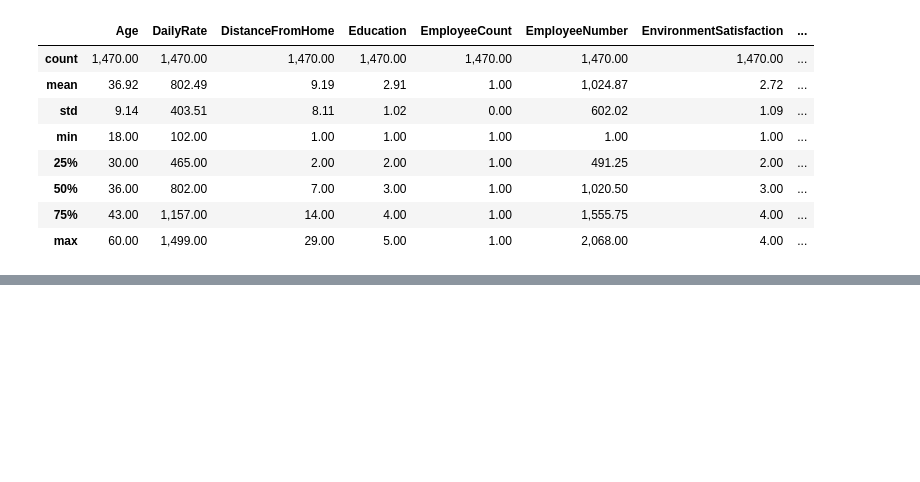
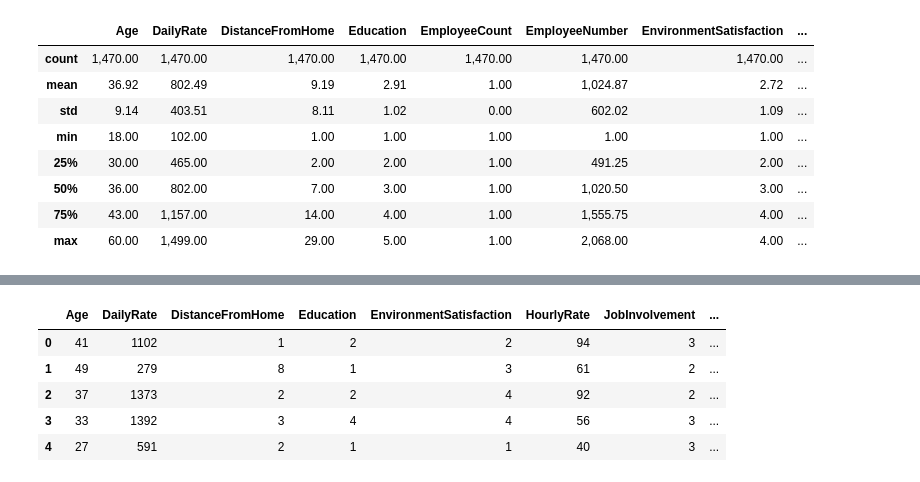
Before and after one commit to zaephaer/MLU-10-HR-DecisonTree, a Jupyter notebook: HR_Attrition_DecisionTree.ipynb, the cells around one changed output, grey strips where cells are left out. Drawn from its saved outputs; the diff is of its cells as text; code cells hidden in the pictures; blank space fills up the shorter version.

```diff
--- a/HR_Attrition_DecisionTree.ipynb
+++ b/HR_Attrition_DecisionTree.ipynb
@@ -84,0 +157,6 @@ col_numerical = [e for e in num_col if e not in remove_list]
+# %%
+# column 'Attrition' converted above (attrition also actuallt target data)
+# Using hot-encoder/get dummies/label encoder to convert to numerical
+col_categorical.remove('Attrition')
+df_cat = pd.get_dummies(df[col_categorical])
+df_cat.head()
@@ -84,0 +170,11 @@ col_numerical = [e for e in num_col if e not in remove_list]
+# %%
+# Combine numerical and categorical data into X
+X = pd.concat([df[col_numerical], df_cat], axis=1)
+X.head()
+# %% [output]
+|  | Age | DailyRate | DistanceFromHome | Education | EnvironmentSatisfaction | HourlyRate | JobInvolvement | ... |
+| 0 | 41 | 1102 | 1 | 2 | 2 | 94 | 3 | ... |
+| 1 | 49 | 279 | 8 | 1 | 3 | 61 | 2 | ... |
+| 2 | 37 | 1373 | 2 | 2 | 4 | 92 | 2 | ... |
+| 3 | 33 | 1392 | 3 | 4 | 4 | 56 | 3 | ... |
+| 4 | 27 | 591 | 2 | 1 | 1 | 40 | 3 | ... |
```
Also changed, not shown: parts of 19 cells of this notebook.
